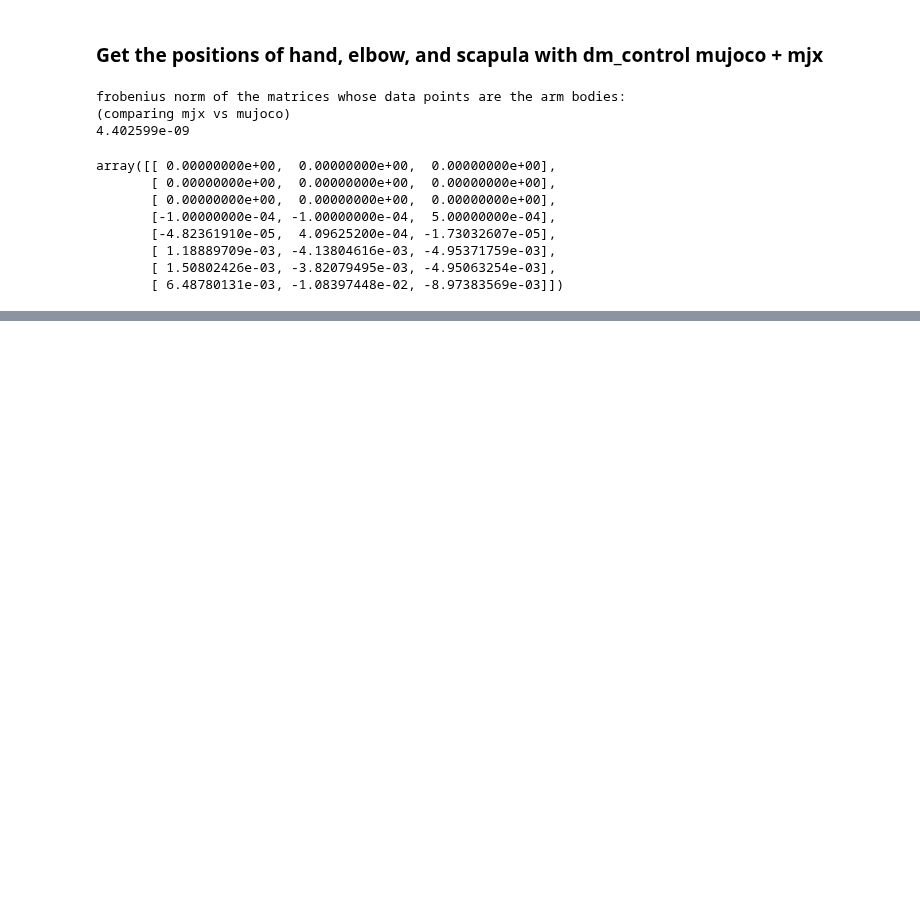
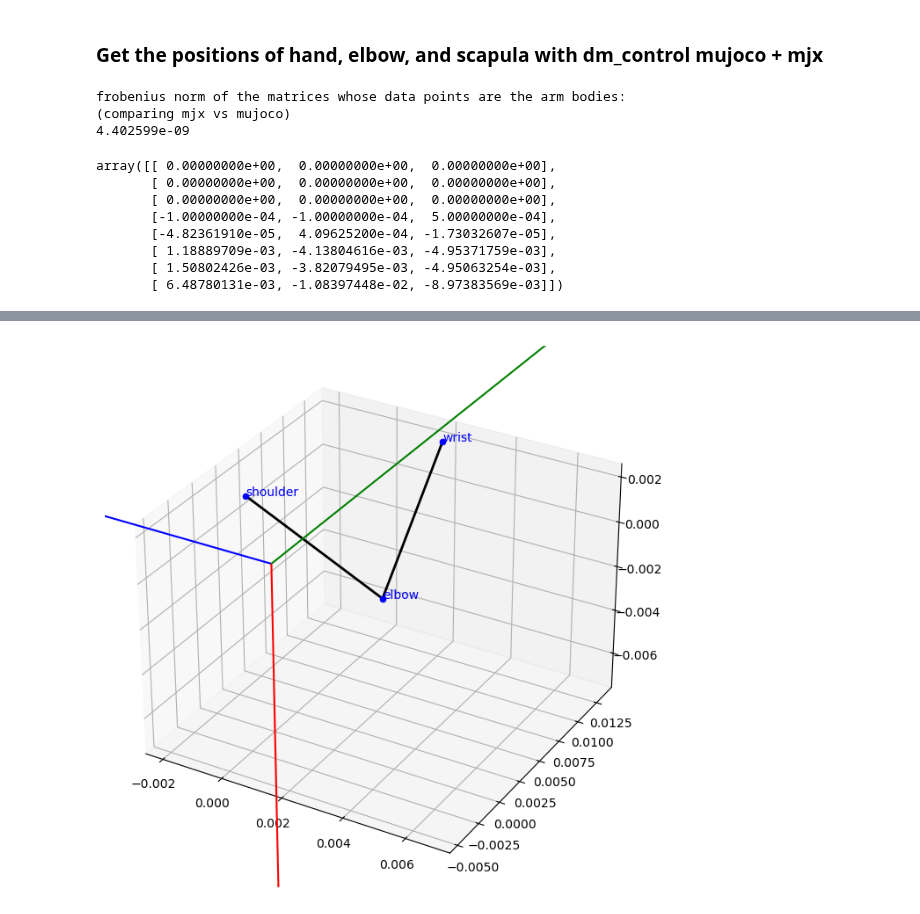
Before and after one commit to talmolab/stac-mjx, a Jupyter notebook: procrustes_align_josh.ipynb, the cells around one changed output, grey strips where cells are left out. Cells and saved outputs as stored; diff of their text form; code cells hidden in the pictures; blank space fills up the shorter version.

Commit message:
got stac to work, added visualization notebook

```diff
--- a/procrustes_align_josh.ipynb
+++ b/procrustes_align_josh.ipynb
@@ -278,3 +293,8 @@ array([[ 0.00000000e+00,  0.00000000e+00,  0.00000000e+00],
 # todo1: apply the procustes alignment through the entire provided h5 dataset
 # todo2: visualize the output
 # todo3: implement to stac folder, submit pr
+# %%
+# unsqueeze dim 1 of mujoco_aligned_tracking
+with h5py.File("./tests/data/mujoco_aligned_tracking.h5", 'r') as f:
+
+    data = f['tracks'][:]
@@ -280,0 +404,90 @@ array([[ 0.00000000e+00,  0.00000000e+00,  0.00000000e+00],
+# %%
+def plotter(points3d):
+    # Define start frame and number of frames to process
+    start_frame = 300
+    num_frames = 10
+    end_frame = start_frame + num_frames
+
+    # Define skeleton connections (edges)
+    connections = [(0, 1), (1, 2)]  # Adjust based on data structure
+    nodes = ["shoulder", "elbow", "wrist"]  # Node names for visualization
+
+    # Transformation matrix and origin (computed earlier)
+    # transformation_matrix = np.vstack([x_axis, y_axis, z_axis]).T  # Stack as columns for proper alignment
+    # origin = (barL_points.mean(axis=0) + barR_points.mean(axis=0)) / 2  # Wall origin
+
+    # Transform all reaching points
+    # points3d_centered = points3d - origin  # Center the points to the new origin
+    # points3d_transformed = np.einsum('...j,kj->...k', points3d_centered, transformation_matrix)  # Apply transformation
+    # points3d_transformed[..., 2] *= -1  # Flip the Z-axis
+
+    # Compute global axis limits for transformed data
+    x_min = points3d[..., 0].min()
+    x_max = points3d[..., 0].max()
+    y_min = points3d[..., 1].min()
+    y_max = points3d[..., 1].max()
+    z_min = points3d[..., 2].min()
+    z_max = points3d[..., 2].max()
+
+    # Prepare video writing
+    output_video = "input_output.mp4"
+    fps = 25  # Frames per second
+
+    # Initialize video writer
+    fig = plt.figure(figsize=(8, 8))
+    ax = fig.add_subplot(111, projection='3d')
+    ax.set_xlim(x_min, x_max)
+    ax.set_ylim(y_min, y_max)
+    ax.set_zlim(z_min, z_max)
+    ax.set_xlabel('X')
+    ax.set_ylabel('Y')
+    ax.set_zlabel('Z')
+
+    fourcc = cv2.VideoWriter_fourcc(*'mp4v')
+    video_writer = cv2.VideoWriter(output_video, fourcc, fps, (fig.canvas.get_width_height()[::-1]))
+
+    for frame_idx in tqdm(range(start_frame, end_frame), desc="Generating frames"):
+        ax.clear()
+
+        # Plot new coordinate axes
+        ax.quiver(0, 0, 0, 1, 0, 0, color='blue', length=5, arrow_length_ratio=0.1)
+        ax.quiver(0, 0, 0, 0, 1, 0, color='green', length=5, arrow_length_ratio=0.1)
+        ax.quiver(0, 0, 0, 0, 0, 1, color='red', length=5, arrow_length_ratio=0.1)
+
+        for track_idx in range(points3d.shape[1]):  # Iterate over tracks
+            # Get transformed coordinates for the selected frame and track
+            coords = points3d[frame_idx, track_idx]
+
+            # Plot nodes
+            for i in range(3):
+                ax.scatter(coords[i, 0], coords[i, 1], coords[i, 2], c='b')
+                ax.text(coords[i, 0], coords[i, 1], coords[i, 2], f"{nodes[i]}", fontsize=10, color="blue")
+
+            # Plot skeleton connections
+            for start, end in connections:
+                ax.plot(
+                    [coords[start, 0], coords[end, 0]],
+                    [coords[start, 1], coords[end, 1]],
+                    [coords[start, 2], coords[end, 2]],
+                    'k-', linewidth=2
+                )
+
+        # Maintain consistent axis limits
+        ax.set_xlim(x_min, x_max)
+        ax.set_ylim(y_min, y_max)
+        ax.set_zlim(z_min, z_max)
+
+        # Render the frame
+        fig.canvas.draw()
+        frame = np.frombuffer(fig.canvas.print_to_buffer(), dtype=np.uint8)
+        frame = frame.reshape(fig.canvas.get_width_height()[::-1] + (3,))
+        video_writer.write(cv2.cvtColor(frame, cv2.COLOR_RGB2BGR))
+
+    plt.close(fig)
+
+    # Release the video writer
+    video_writer.release()
+    print(f"Video saved to {output_video}")
+
+plotter(data)
+# %% [output]
@@ -280,0 +495 @@ array([[ 0.00000000e+00,  0.00000000e+00,  0.00000000e+00],
+[figure, added]
```
Also changed, not shown: parts of 8 cells of this notebook, 18 other files.
